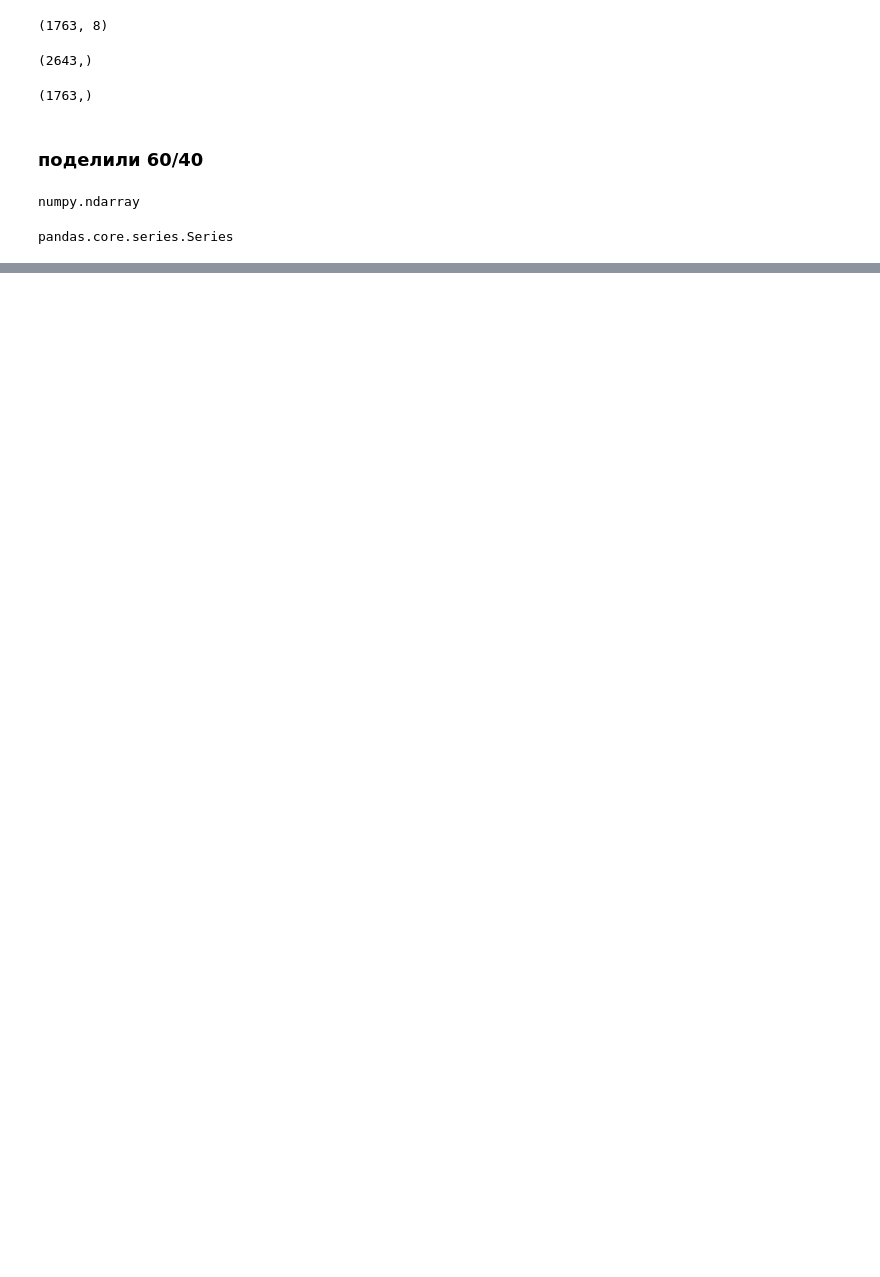
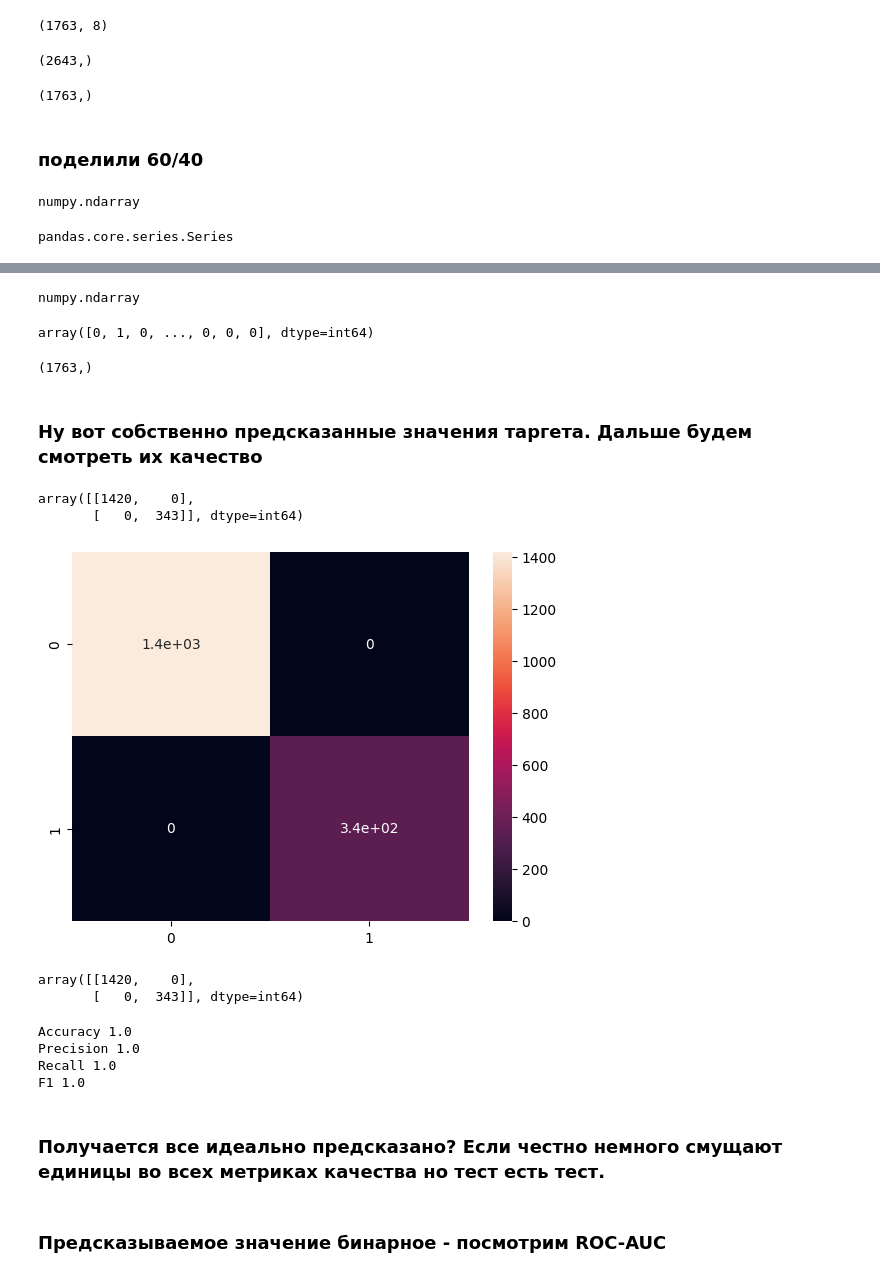
Before and after one commit to vpshenichnii/Innopolis-2024PVA, a Jupyter notebook: midterm_assest_Pshenichnii.ipynb, the cells around one changed output, grey strips where cells are left out. Drawn from its saved outputs; the diff is of its cells as text; code cells hidden in the pictures; blank space fills up the shorter version.

```diff
--- a/midterm_assest_Pshenichnii.ipynb
+++ b/midterm_assest_Pshenichnii.ipynb
@@ -399,0 +382,26 @@ import matplotlib.pyplot as plt
+# %%
+type(y_pred)
+# %% [output]
+numpy.ndarray
+# %%
+y_pred
+# %% [output]
+array([0, 1, 0, ..., 0, 0, 0], dtype=int64)
+# %%
+y_pred.shape
+# %% [output]
+(1763,)
+# %% [markdown]
+### Ну вот собственно предсказанные значения таргета. Дальше будем смотреть их качество
+# %%
+confusion_matrix(y_pred, y_test.values)
+# %% [output]
+array([[1420,    0],
+       [   0,  343]], dtype=int64)
+# %%
+import seaborn as sns
+from sklearn.metrics import confusion_matrix
+sns.heatmap(confusion_matrix(y_pred, y_test.values), annot = True)
+plt.show()
+# %% [output]
+[figure, added]
@@ -399,0 +410,20 @@ import matplotlib.pyplot as plt
+# %%
+cm = confusion_matrix(y_test.values, y_pred)
+cm
+# %% [output]
+array([[1420,    0],
+       [   0,  343]], dtype=int64)
+# %%
+print('Accuracy', accuracy_score(y_test.values, y_pred))
+print('Precision', cm[1,1] / (cm[1,1] + cm[0,1])) #precision_score не сработал, возможно потому что тащу "y_test" костылем
+print('Recall', recall_score(y_test.values, y_pred))
+print('F1', f1_score(y_test.values, y_pred))
+# %% [output]
+Accuracy 1.0
+Precision 1.0
+Recall 1.0
+F1 1.0
+# %% [markdown]
+### Получается все идеально предсказано? Если честно немного смущают единицы во всех метриках качества но тест есть тест.
+# %% [markdown]
+### Предсказываемое значение бинарное - посмотрим ROC-AUC
```
Also changed, not shown: parts of 27 cells of this notebook.
